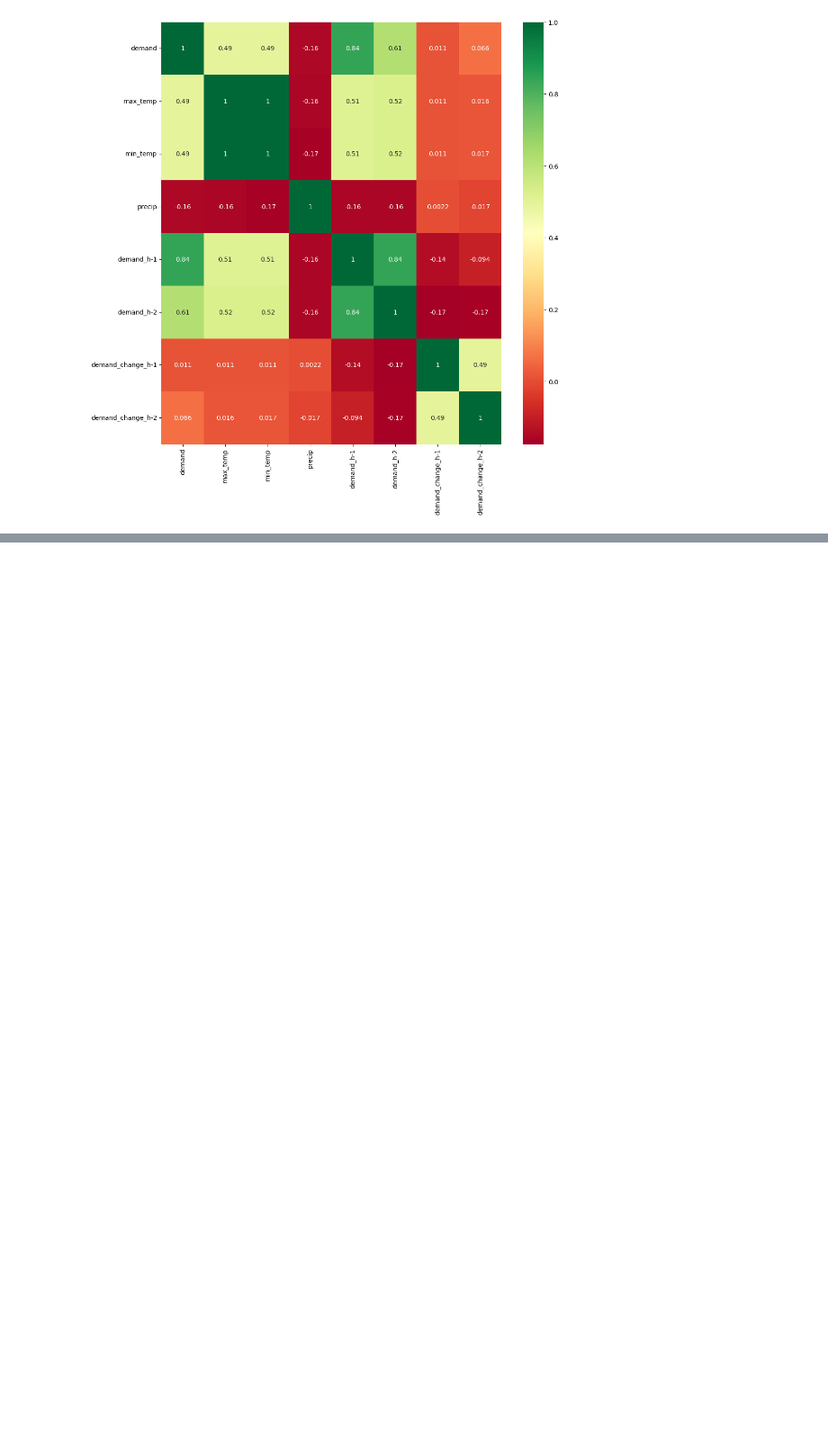
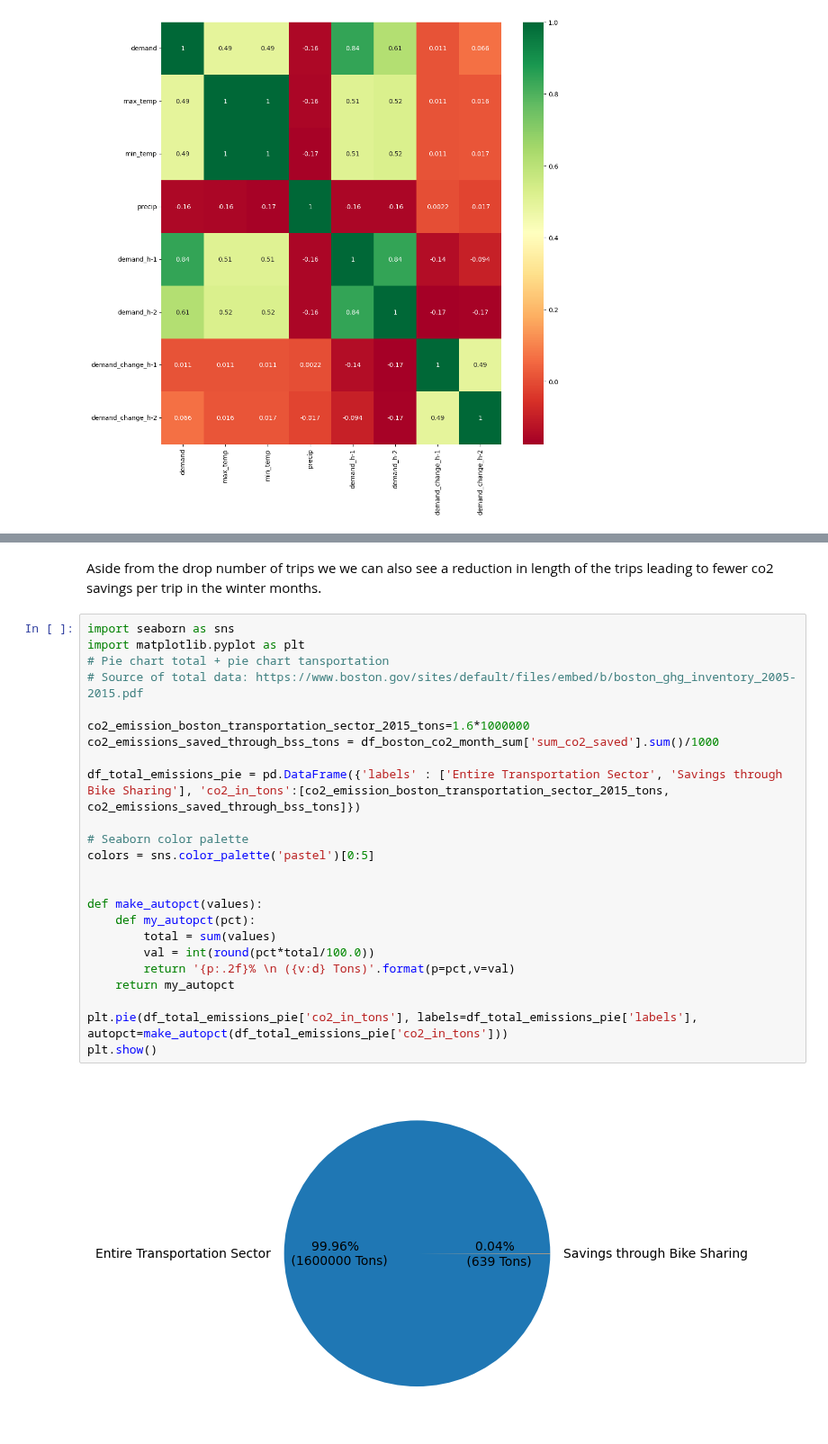
Before and after one commit to RavenRudi/AA_Group16, a Jupyter notebook: kpi_calculation.ipynb, the cells around one changed output, grey strips where cells are left out. Shown at 90% size. Cells and saved outputs as stored; diff of their text form; blank space fills up the shorter version.

```diff
--- a/kpi_calculation.ipynb
+++ b/kpi_calculation.ipynb
@@ -408,0 +500,28 @@ sns.heatmap(df_demand[top_corr_features].corr(),annot=True,cmap="RdYlGn")
+# %% [markdown]
+Aside from the drop number of trips we we can also see a reduction in length of the trips leading to fewer co2 savings per trip in the winter months.
+# %%
+import seaborn as sns
+import matplotlib.pyplot as plt
+# Pie chart total + pie chart tansportation
+# Source of total data: https://www.boston.gov/sites/default/files/embed/b/boston_ghg_inventory_2005-2015.pdf
+
+co2_emission_boston_transportation_sector_2015_tons=1.6*1000000
+co2_emissions_saved_through_bss_tons = df_boston_co2_month_sum['sum_co2_saved'].sum()/1000
+
+df_total_emissions_pie = pd.DataFrame({'labels' : ['Entire Transportation Sector', 'Savings through Bike Sharing'], 'co2_in_tons':[co2_emission_boston_transportation_sector_2015_tons, co2_emissions_saved_through_bss_tons]})
+
+# Seaborn color palette
+colors = sns.color_palette('pastel')[0:5]
+
+
+def make_autopct(values):
+    def my_autopct(pct):
+        total = sum(values)
+        val = int(round(pct*total/100.0))
+        return '{p:.2f}% \n ({v:d} Tons)'.format(p=pct,v=val)
+    return my_autopct
+
+plt.pie(df_total_emissions_pie['co2_in_tons'], labels=df_total_emissions_pie['labels'], autopct=make_autopct(df_total_emissions_pie['co2_in_tons']))
+plt.show()
+# %% [output]
+[figure, added]
```
Also changed, not shown: parts of 9 cells of this notebook.
